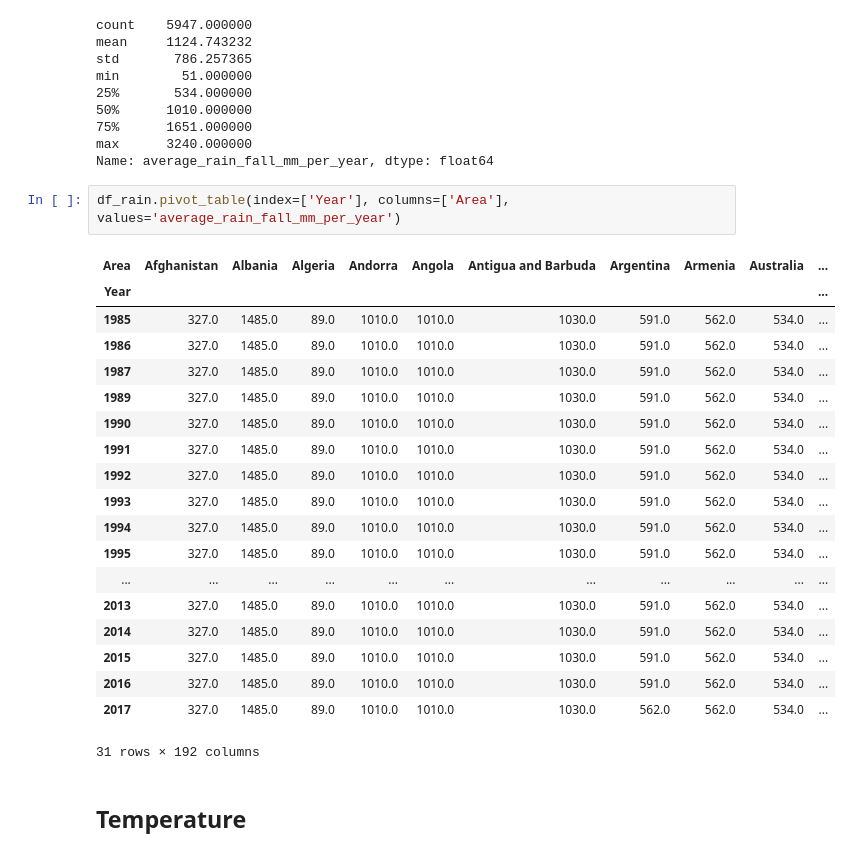
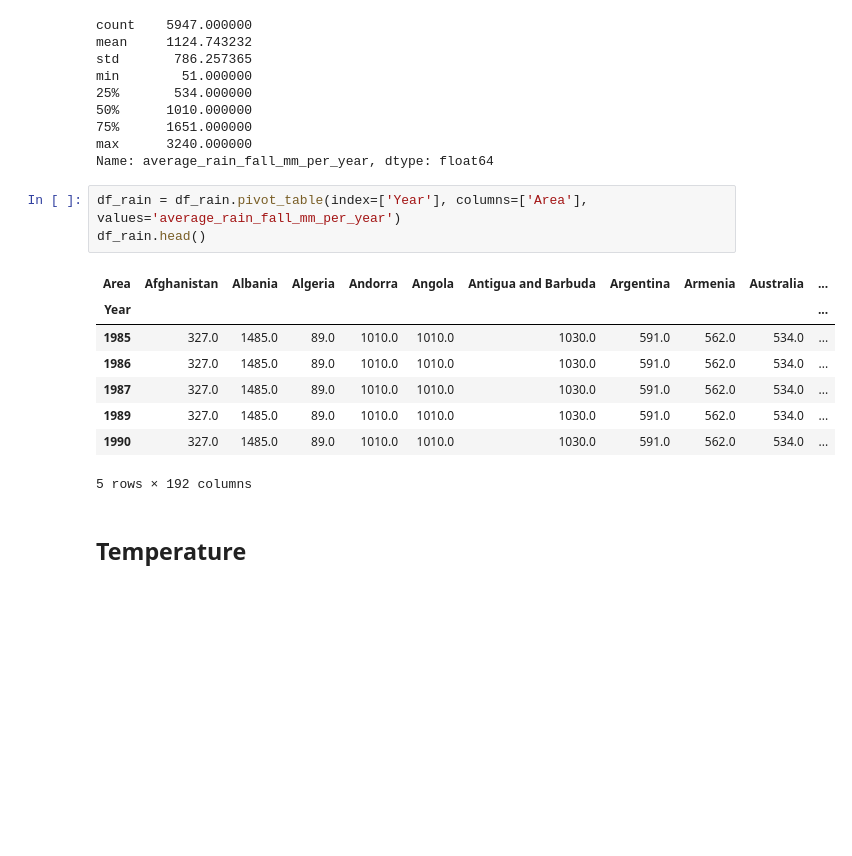
Before and after one commit to wrzdylan/crop_yield_prediction, a Jupyter notebook: data_analysis.ipynb, the cells around one changed output. Drawn from its saved outputs; the diff is of its cells as text; blank space fills up the shorter version.

```diff
--- a/data_analysis.ipynb
+++ b/data_analysis.ipynb
@@ -220,27 +220,17 @@ min        51.000000
 max      3240.000000
 Name: average_rain_fall_mm_per_year, dtype: float64
 # %%
-df_rain.pivot_table(index=['Year'], columns=['Area'], values='average_rain_fall_mm_per_year')
+df_rain = df_rain.pivot_table(index=['Year'], columns=['Area'], values='average_rain_fall_mm_per_year')
+df_rain.head()
 # %% [output]
 | Area | Afghanistan | Albania | Algeria | Andorra | Angola | Antigua and Barbuda | Argentina | Armenia | Australia | ... |
 | Year |  |  |  |  |  |  |  |  |  | ... |
 | 1985 | 327.0 | 1485.0 | 89.0 | 1010.0 | 1010.0 | 1030.0 | 591.0 | 562.0 | 534.0 | ... |
 | 1986 | 327.0 | 1485.0 | 89.0 | 1010.0 | 1010.0 | 1030.0 | 591.0 | 562.0 | 534.0 | ... |
 | 1987 | 327.0 | 1485.0 | 89.0 | 1010.0 | 1010.0 | 1030.0 | 591.0 | 562.0 | 534.0 | ... |
 | 1989 | 327.0 | 1485.0 | 89.0 | 1010.0 | 1010.0 | 1030.0 | 591.0 | 562.0 | 534.0 | ... |
 | 1990 | 327.0 | 1485.0 | 89.0 | 1010.0 | 1010.0 | 1030.0 | 591.0 | 562.0 | 534.0 | ... |
-| 1991 | 327.0 | 1485.0 | 89.0 | 1010.0 | 1010.0 | 1030.0 | 591.0 | 562.0 | 534.0 | ... |
-| 1992 | 327.0 | 1485.0 | 89.0 | 1010.0 | 1010.0 | 1030.0 | 591.0 | 562.0 | 534.0 | ... |
-| 1993 | 327.0 | 1485.0 | 89.0 | 1010.0 | 1010.0 | 1030.0 | 591.0 | 562.0 | 534.0 | ... |
-| 1994 | 327.0 | 1485.0 | 89.0 | 1010.0 | 1010.0 | 1030.0 | 591.0 | 562.0 | 534.0 | ... |
-| 1995 | 327.0 | 1485.0 | 89.0 | 1010.0 | 1010.0 | 1030.0 | 591.0 | 562.0 | 534.0 | ... |
-| ... | ... | ... | ... | ... | ... | ... | ... | ... | ... | ... |
-| 2013 | 327.0 | 1485.0 | 89.0 | 1010.0 | 1010.0 | 1030.0 | 591.0 | 562.0 | 534.0 | ... |
-| 2014 | 327.0 | 1485.0 | 89.0 | 1010.0 | 1010.0 | 1030.0 | 591.0 | 562.0 | 534.0 | ... |
-| 2015 | 327.0 | 1485.0 | 89.0 | 1010.0 | 1010.0 | 1030.0 | 591.0 | 562.0 | 534.0 | ... |
-| 2016 | 327.0 | 1485.0 | 89.0 | 1010.0 | 1010.0 | 1030.0 | 591.0 | 562.0 | 534.0 | ... |
-| 2017 | 327.0 | 1485.0 | 89.0 | 1010.0 | 1010.0 | 1030.0 | 562.0 | 562.0 | 534.0 | ... |
-31 rows × 192 columns
+5 rows × 192 columns
 # %% [markdown]
 ## Temperature
 # %%
```
Also changed, not shown: parts of 9 cells of this notebook.
